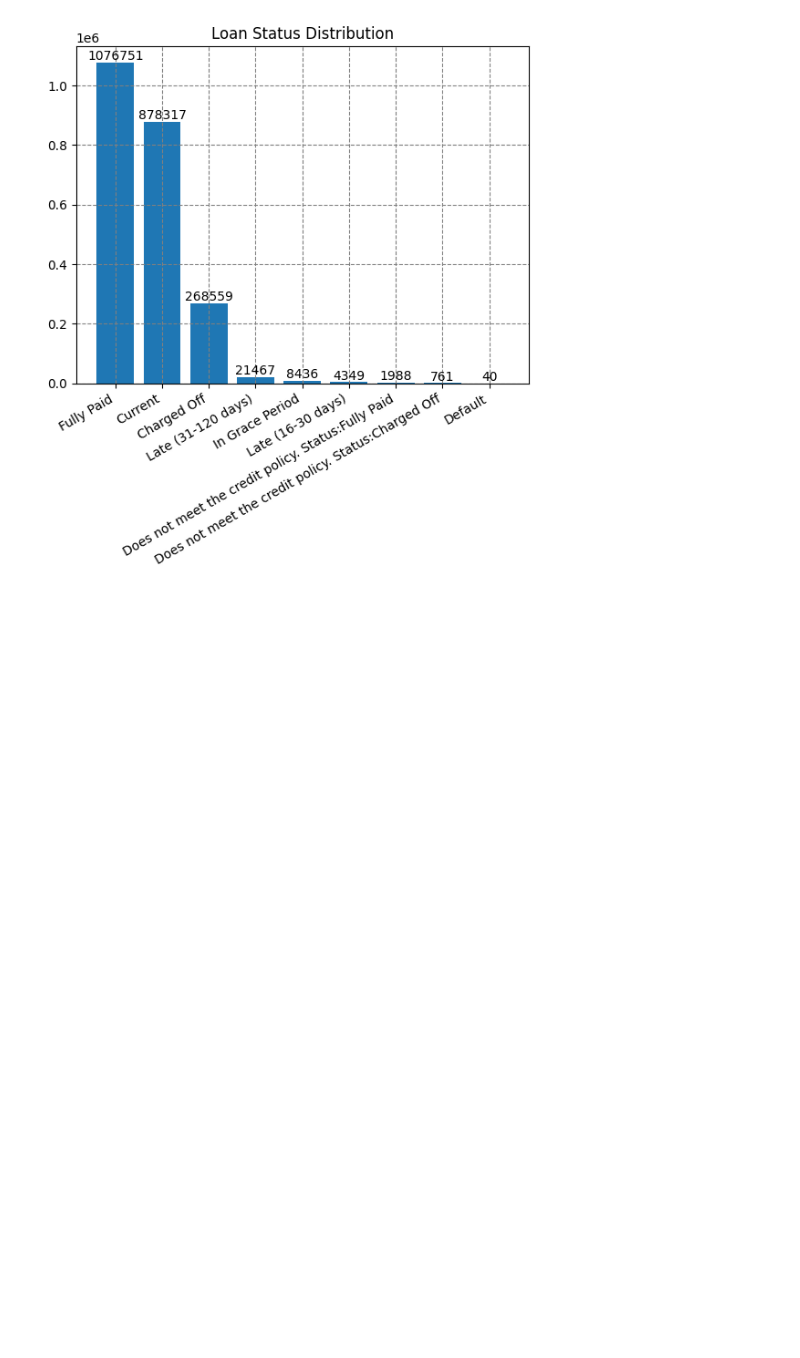
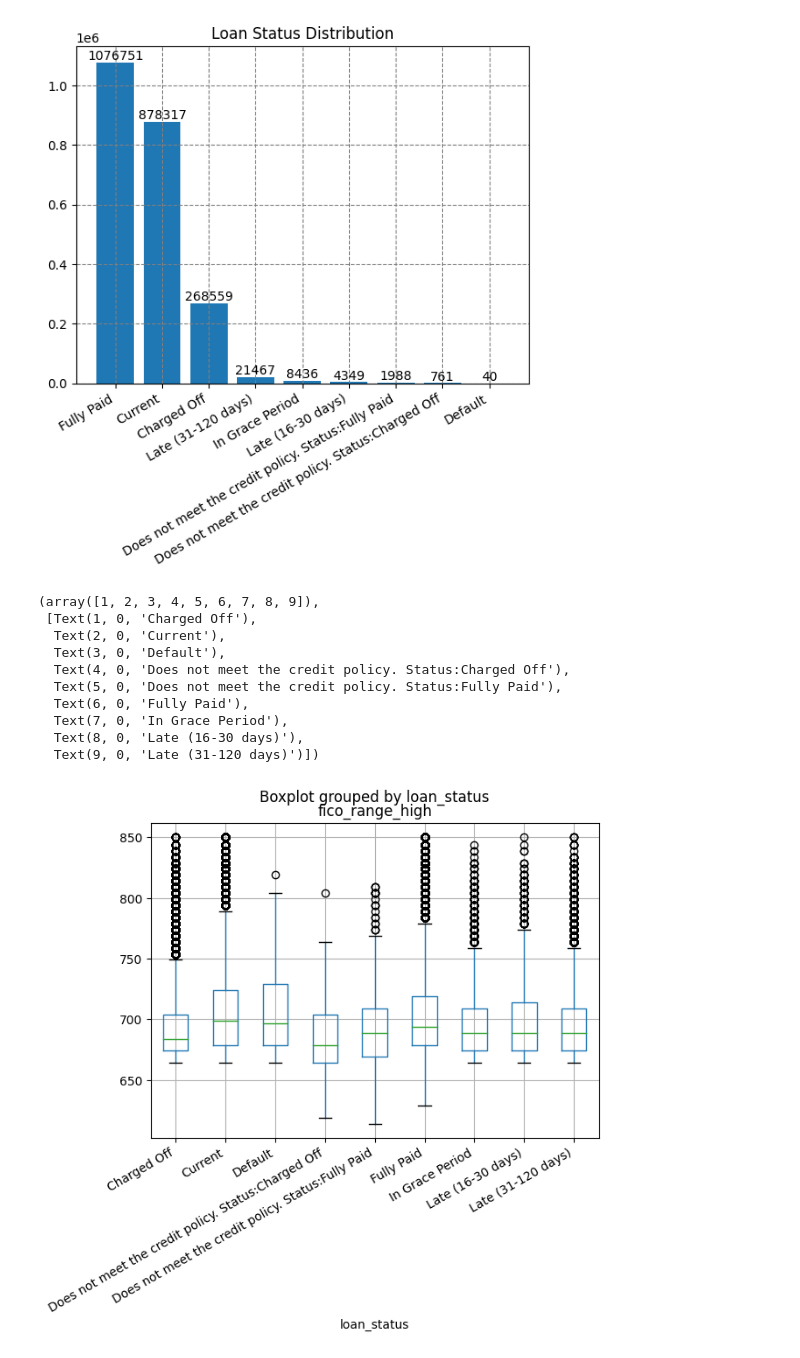
Before and after one commit to cmherrera/portfolio, a Jupyter notebook: assets/projects/Financial_Analysis/Financial_Analysis.ipynb, the cells around one changed output. Saved outputs shown, nothing was run; the diff lists cells and outputs as text; code cells hidden in the pictures; blank space fills up the shorter version.

```diff
--- a/assets/projects/Financial_Analysis/Financial_Analysis.ipynb
+++ b/assets/projects/Financial_Analysis/Financial_Analysis.ipynb
@@ -284,3 +284,18 @@ plt.title('Loan Status Distribution')
 # %% [output]
 Text(0.5, 1.0, 'Loan Status Distribution')
 [figure]
+# %%
+Dataset_NotNull_Col.boxplot(column=['fico_range_high'], by='loan_status')
+plt.xticks(rotation=30, ha='right')
+# %% [output]
+(array([1, 2, 3, 4, 5, 6, 7, 8, 9]),
+ [Text(1, 0, 'Charged Off'),
+  Text(2, 0, 'Current'),
+  Text(3, 0, 'Default'),
+  Text(4, 0, 'Does not meet the credit policy. Status:Charged Off'),
+  Text(5, 0, 'Does not meet the credit policy. Status:Fully Paid'),
+  Text(6, 0, 'Fully Paid'),
+  Text(7, 0, 'In Grace Period'),
+  Text(8, 0, 'Late (16-30 days)'),
+  Text(9, 0, 'Late (31-120 days)')])
+[figure, added]
```
Also changed, not shown: parts of 6 cells of this notebook.
